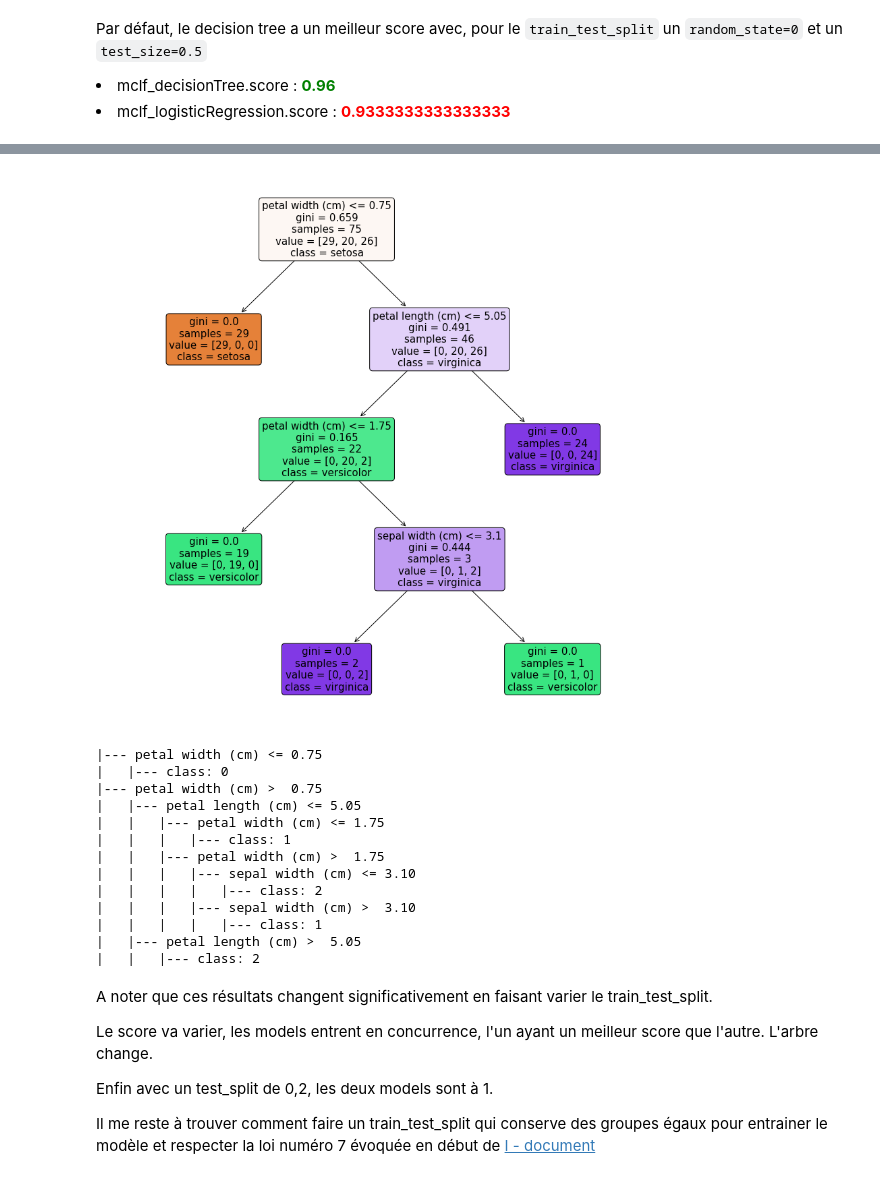
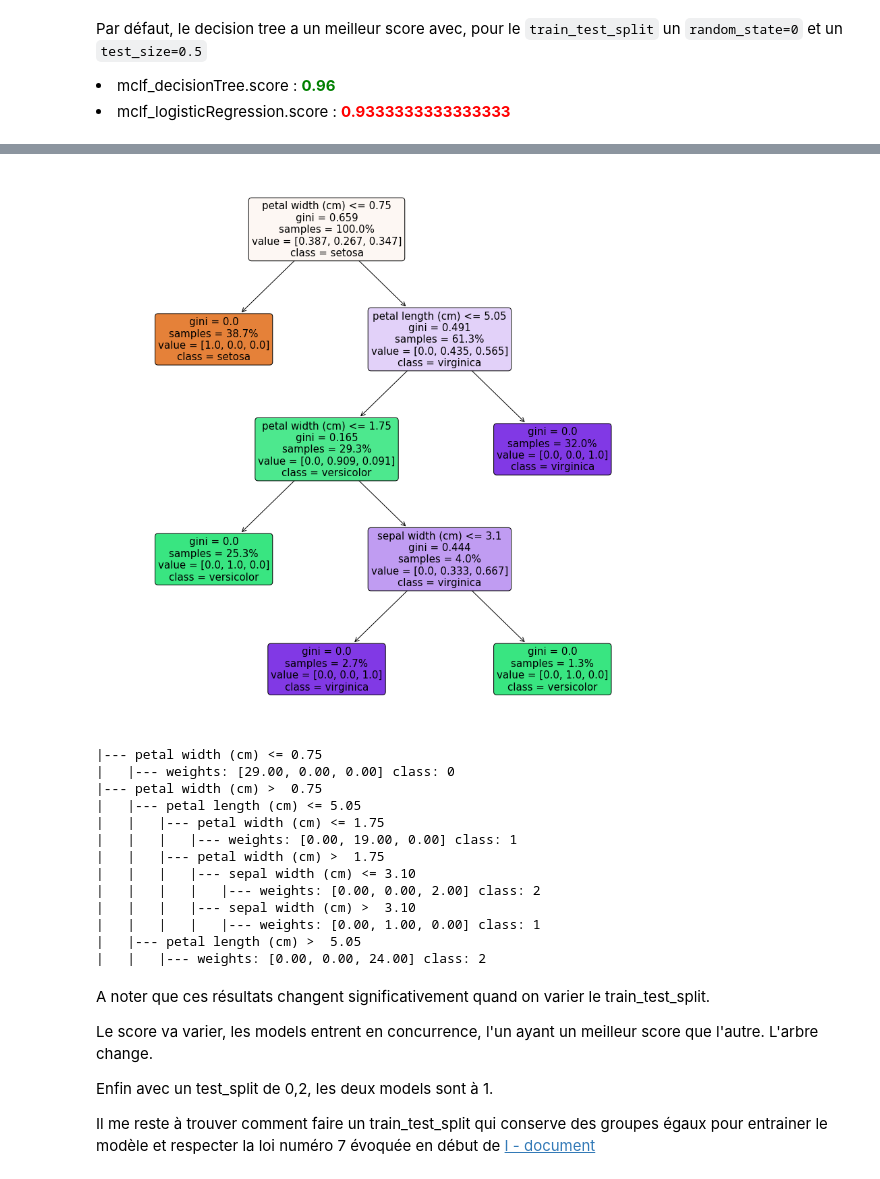
Before and after one commit to nchurlet/Decision-Tree, a Jupyter notebook: Decision Tree Classification.ipynb, the cells around one changed output, grey strips where cells are left out. Saved outputs shown, nothing was run; the diff lists cells and outputs as text; code cells hidden in the pictures.

Commit message:
details on plot_tree : display parameters

```diff
--- a/Decision Tree Classification.ipynb
+++ b/Decision Tree Classification.ipynb
@@ -119,37 +137,38 @@ target_names = load_iris().target_names
 # %%
 plt.figure(figsize=(15,15))
 plot_tree(
     mclf_decisionTree,
     filled=True,
     rounded=True,
     label='all',
     fontsize=15,
     class_names=target_names,
+    proportion=True,
     feature_names= features
 )
 plt.show()
 # %% [output]
-[figure, old version]
+[figure, new version]
 # %%
 from sklearn.tree import export_text
 # %%
-print(export_text(mclf_decisionTree, feature_names=features))
+print(export_text(mclf_decisionTree, feature_names=features, show_weights=True))
 # %% [output]
 |--- petal width (cm) <= 0.75
-|   |--- class: 0
+|   |--- weights: [29.00, 0.00, 0.00] class: 0
 |--- petal width (cm) >  0.75
 |   |--- petal length (cm) <= 5.05
 |   |   |--- petal width (cm) <= 1.75
-|   |   |   |--- class: 1
+|   |   |   |--- weights: [0.00, 19.00, 0.00] class: 1
 |   |   |--- petal width (cm) >  1.75
 |   |   |   |--- sepal width (cm) <= 3.10
-|   |   |   |   |--- class: 2
+|   |   |   |   |--- weights: [0.00, 0.00, 2.00] class: 2
 |   |   |   |--- sepal width (cm) >  3.10
-|   |   |   |   |--- class: 1
+|   |   |   |   |--- weights: [0.00, 1.00, 0.00] class: 1
 |   |--- petal length (cm) >  5.05
-|   |   |--- class: 2
+|   |   |--- weights: [0.00, 0.00, 24.00] class: 2
 # %% [markdown]
-A noter que ces résultats changent significativement en faisant varier le train_test_split.
+A noter que ces résultats changent significativement quand on varier le train_test_split.
 
 Le score va varier, les models entrent en concurrence, l'un ayant un meilleur score que l'autre.
 L'arbre change.
```
Also changed, not shown: parts of 1 cell of this notebook.
